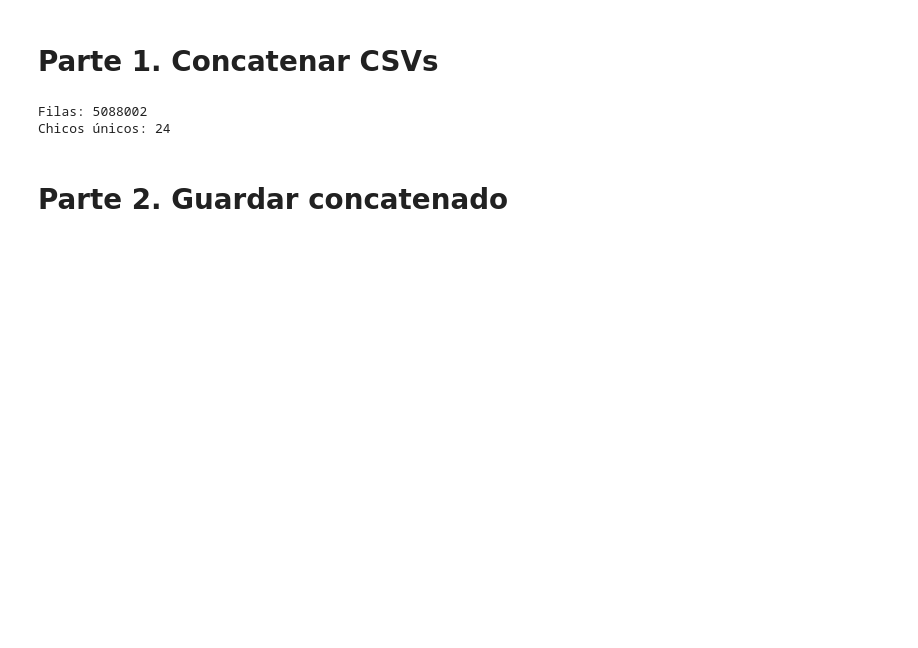
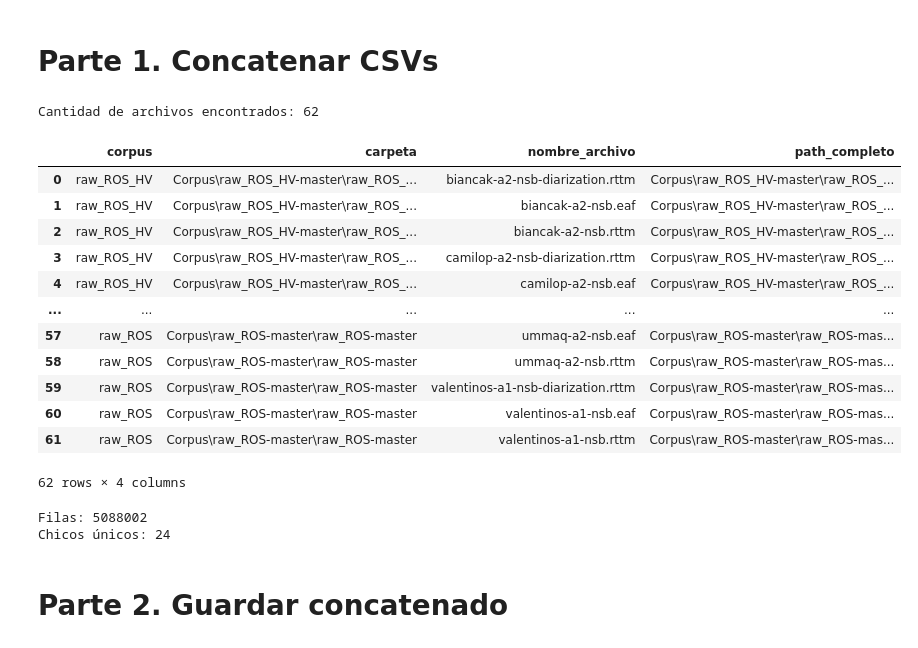
Before and after one commit to pabloamden/tesis_pablo, a Jupyter notebook: procesar_results_concat_v03.ipynb, the cells around one changed output. Cells and saved outputs as stored; diff of their text form; code cells hidden in the pictures; blank space fills up the shorter version.

```diff
--- a/procesar_results_concat_v03.ipynb
+++ b/procesar_results_concat_v03.ipynb
@@ -1,5 +1,63 @@
 # %% [markdown]
 # Parte 1. Concatenar CSVs
+# %%
+from pathlib import Path
+import pandas as pd
+
+# =========================
+# Carpetas a revisar
+# =========================
+carpetas = {
+    "raw_ROS_HV": Path(r"Corpus\raw_ROS_HV-master\raw_ROS_HV-master_nombres"),
+    "raw_ROS": Path(r"Corpus\raw_ROS-master\raw_ROS-master"),
+}
+
+# =========================
+# Listar archivos
+# =========================
+filas = []
+
+for corpus, carpeta in carpetas.items():
+    if not carpeta.exists():
+        print(f"⚠️ No existe la carpeta: {carpeta}")
+        continue
+
+    for archivo in carpeta.iterdir():
+        if archivo.is_file():
+            filas.append({
+                "corpus": corpus,
+                "carpeta": str(carpeta),
+                "nombre_archivo": archivo.name,
+                "path_completo": str(archivo)
+            })
+
+df_archivos = pd.DataFrame(filas)
+
+# =========================
+# Ver resultado
+# =========================
+print("Cantidad de archivos encontrados:", len(df_archivos))
+display(df_archivos)
+
+# =========================
+# Opcional: guardar a Excel
+# =========================
+df_archivos.to_excel("archivos_corpus.xlsx", index=False)
+# %% [output]
+Cantidad de archivos encontrados: 62
+|  | corpus | carpeta | nombre_archivo | path_completo |
+| 0 | raw_ROS_HV | Corpus\raw_ROS_HV-master\raw_ROS_... | biancak-a2-nsb-diarization.rttm | Corpus\raw_ROS_HV-master\raw_ROS_... |
+| 1 | raw_ROS_HV | Corpus\raw_ROS_HV-master\raw_ROS_... | biancak-a2-nsb.eaf | Corpus\raw_ROS_HV-master\raw_ROS_... |
+| 2 | raw_ROS_HV | Corpus\raw_ROS_HV-master\raw_ROS_... | biancak-a2-nsb.rttm | Corpus\raw_ROS_HV-master\raw_ROS_... |
+| 3 | raw_ROS_HV | Corpus\raw_ROS_HV-master\raw_ROS_... | camilop-a2-nsb-diarization.rttm | Corpus\raw_ROS_HV-master\raw_ROS_... |
+| 4 | raw_ROS_HV | Corpus\raw_ROS_HV-master\raw_ROS_... | camilop-a2-nsb.eaf | Corpus\raw_ROS_HV-master\raw_ROS_... |
+| ... | ... | ... | ... | ... |
+| 57 | raw_ROS | Corpus\raw_ROS-master\raw_ROS-master | ummaq-a2-nsb.eaf | Corpus\raw_ROS-master\raw_ROS-mas... |
+| 58 | raw_ROS | Corpus\raw_ROS-master\raw_ROS-master | ummaq-a2-nsb.rttm | Corpus\raw_ROS-master\raw_ROS-mas... |
+| 59 | raw_ROS | Corpus\raw_ROS-master\raw_ROS-master | valentinos-a1-nsb-diarization.rttm | Corpus\raw_ROS-master\raw_ROS-mas... |
+| 60 | raw_ROS | Corpus\raw_ROS-master\raw_ROS-master | valentinos-a1-nsb.eaf | Corpus\raw_ROS-master\raw_ROS-mas... |
+| 61 | raw_ROS | Corpus\raw_ROS-master\raw_ROS-master | valentinos-a1-nsb.rttm | Corpus\raw_ROS-master\raw_ROS-mas... |
+62 rows × 4 columns
 # %%
 import os
 import pandas as pd
```
Also changed, not shown: 1 other file.
